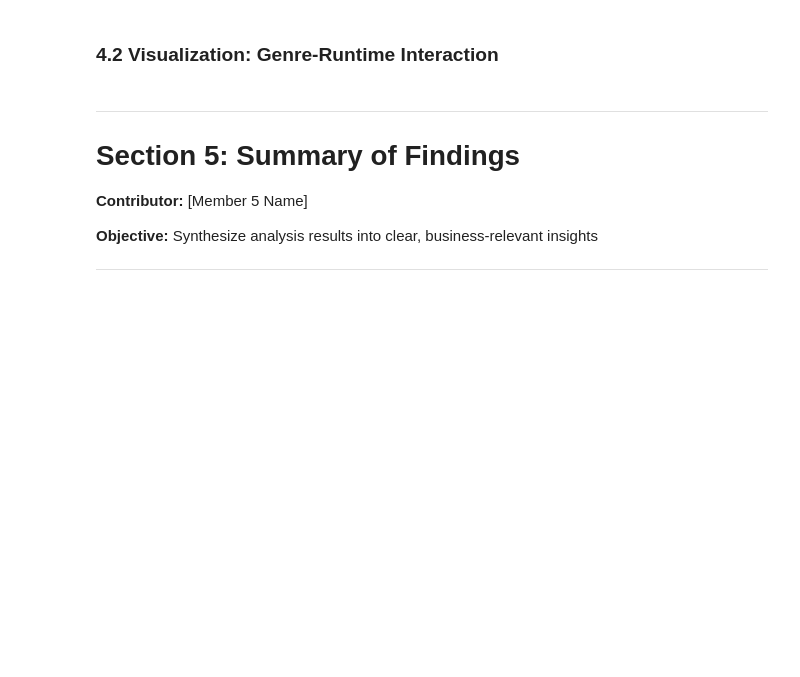
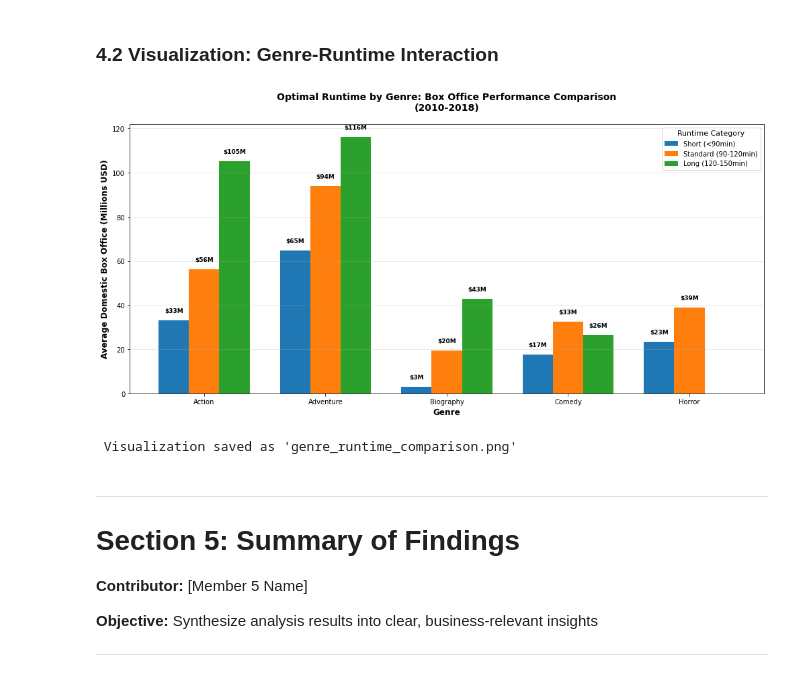
Before and after one commit to mkxangie/Movie-Studio-Group5-Project, a Jupyter notebook: movie_studio_group_project.ipynb, the cells around one changed output. Drawn from its saved outputs; the diff is of its cells as text; code cells hidden in the pictures; blank space fills up the shorter version.

Commit message:
Add runtime genre analysis with visualization - Georgina Oduol

```diff
--- a/movie_studio_group_project.ipynb
+++ b/movie_studio_group_project.ipynb
@@ -722,3 +722,22 @@ print("\n Visualization saved as 'runtime_performance.png'")
 ---
 # %% [markdown]
 ### 4.1 Analyze Top Genres Across Runtime Categories
+# %%
+# Analyze how different genres perform at different runtimes
+# Focus on top 5 genres by revenue (from Analysis 1)
+
+top_genres = ['Adventure', 'Action', 'Horror', 'Comedy', 'Biography']
+genre_runtime_df = movies_reliable[movies_reliable['primary_genre'].isin(top_genres)]
+
+# Calculate average domestic gross by genre AND runtime category
+genre_runtime_performance = genre_runtime_df.groupby(['primary_genre', 'runtime_category']).agg({
+    'domestic_gross': ['count', 'mean']
+}).round(0)
+
+genre_runtime_performance.columns = ['Count', 'Avg_Domestic_Gross']
+genre_runtime_performance = genre_runtime_performance.reset_index()
+
+print(" Genre-Runtime Interaction Analysis")
+print("="*70)
+print("\nTop 5 genres performance across runtime categories:\n")
+print(genre_runtime_performance.to_string(index=False))
@@ -725,5 +820,63 @@ print("\n Visualization saved as 'runtime_performance.png'")
 # %% [markdown]
 ### 4.2 Visualization: Genre-Runtime Interaction
+# %%
+# create visualisation of genre-runtime interaction
+
+import matplotlib.pyplot as plt
+import numpy as np
+
+# Filter for readability - only genres with substantial data
+genres_to_plot = ['Action', 'Adventure', 'Comedy', 'Horror', 'Biography']
+runtime_cats = ['Short (<90min)', 'Standard (90-120min)', 'Long (120-150min)']
+
+# Prepare data
+plot_data = genre_runtime_performance[
+    (genre_runtime_performance['primary_genre'].isin(genres_to_plot)) &
+    (genre_runtime_performance['runtime_category'].isin(runtime_cats)) &
+    (genre_runtime_performance['Count'] >= 10)  # Filter small samples
+]
+
+# Create grouped bar chart
+fig, ax = plt.subplots(figsize=(14, 7))
+
+genres = plot_data['primary_genre'].unique()
+x = np.arange(len(genres))
+width = 0.25
+
+# Plot bars for each runtime category
+for i, runtime in enumerate(runtime_cats):
+    runtime_data = plot_data[plot_data['runtime_category'] == runtime]
+    values = []
+    for genre in genres:
+        genre_val = runtime_data[runtime_data['primary_genre'] == genre]['Avg_Domestic_Gross'].values
+        values.append(genre_val[0] / 1_000_000 if len(genre_val) > 0 else 0)
+
+    offset = width * (i - 1)
+    bars = ax.bar(x + offset, values, width, label=runtime)
+
+    # Add value labels
+    for j, v in enumerate(values):
+        if v > 0:
+            ax.text(j + offset, v + 3, f'${v:.0f}M',
+                   ha='center', va='bottom', fontsize=9, fontweight='bold')
+
+ax.set_xlabel('Genre', fontsize=12, fontweight='bold')
+ax.set_ylabel('Average Domestic Box Office (Millions USD)', fontsize=12, fontweight='bold')
+ax.set_title('Optimal Runtime by Genre: Box Office Performance Comparison\n(2010-2018)',
+             fontsize=14, fontweight='bold', pad=20)
+ax.set_xticks(x)
+ax.set_xticklabels(genres)
+ax.legend(title='Runtime Category', fontsize=10, title_fontsize=11)
+ax.grid(axis='y', alpha=0.3)
+
+plt.tight_layout()
+plt.savefig('genre_runtime_comparison.png', dpi=300, bbox_inches='tight')
+plt.show()
+
+print("\n Visualization saved as 'genre_runtime_comparison.png'")
+# %% [output]
+[figure, added]
+ Visualization saved as 'genre_runtime_comparison.png'
 # %% [markdown]
 ---
 # Section 5: Summary of Findings
```
Also changed, not shown: parts of 5 cells of this notebook, 1 other file.
